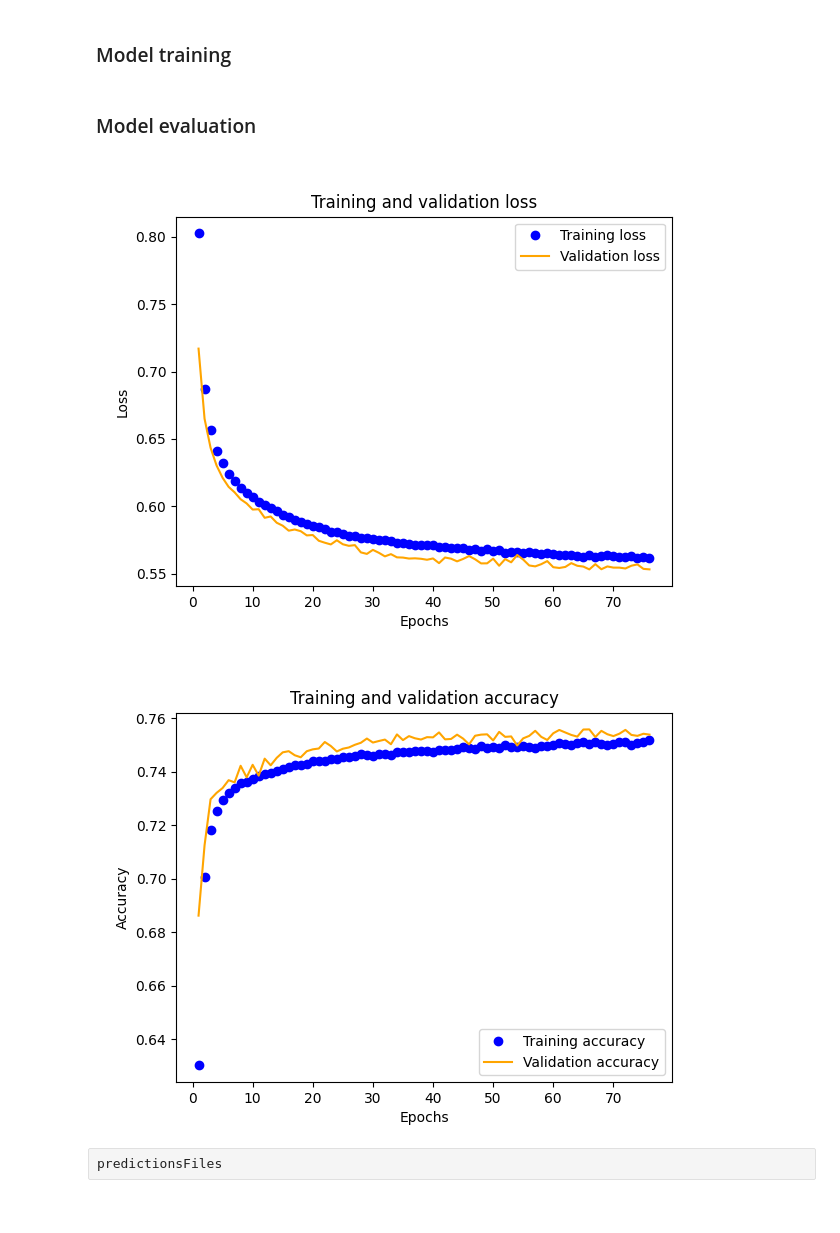
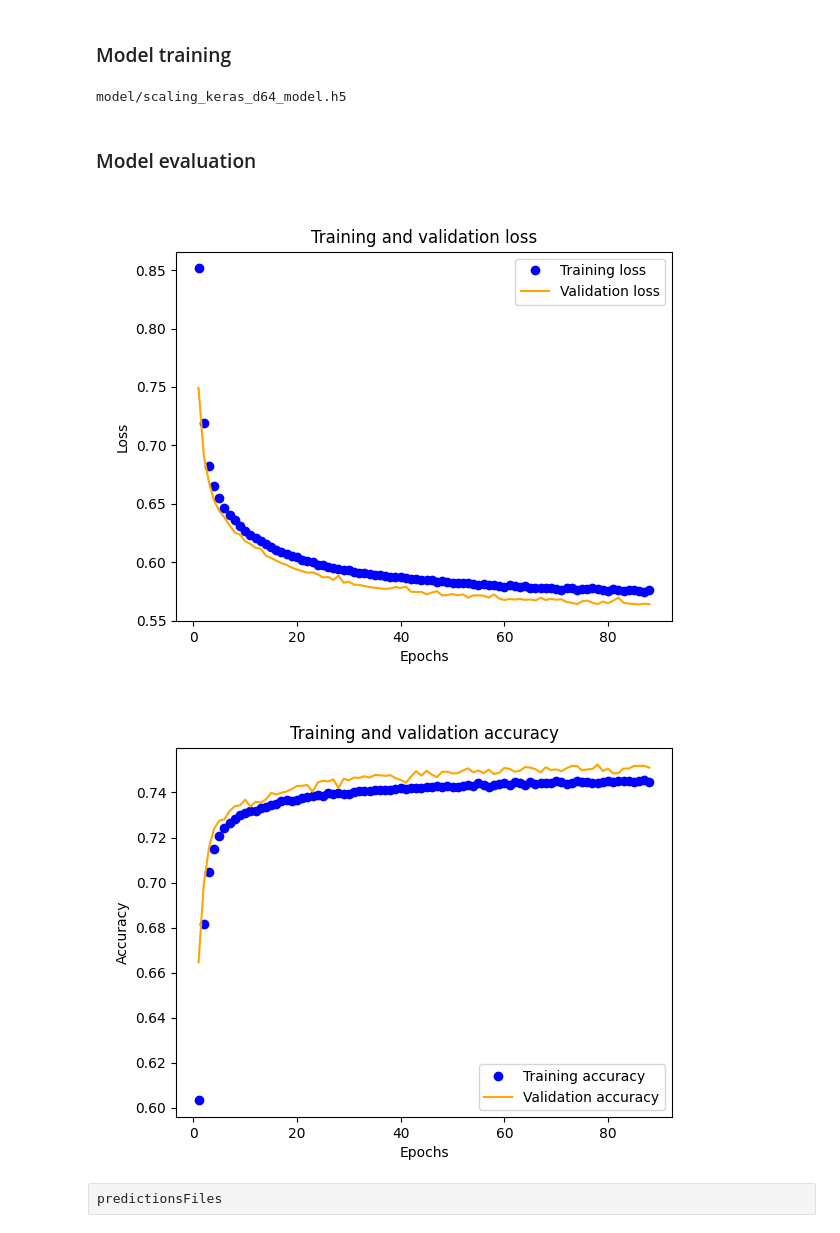
Before and after one commit to nhanvtran/directional-pixel-detectors, a Jupyter notebook: multiclassifier/SimpleNN_ylocalyprofileQkeras1.ipynb, the cells around one changed output. Drawn from its saved outputs; the diff is of its cells as text; code cells hidden in the pictures.

```diff
--- a/multiclassifier/SimpleNN_ylocalyprofileQkeras1.ipynb
+++ b/multiclassifier/SimpleNN_ylocalyprofileQkeras1.ipynb
@@ -96,13 +110,18 @@ pd.DataFrame(X_test[:5])
 # %% [markdown]
 ### Scale dataset
 # %%
+scaling = ''
+
 # Disabling scaling will simplify the hardware design
-scale = False
+scale = True
 
 if scale:
+    scaling = 'scaling_'
     scaler = StandardScaler()
     X_train = scaler.fit_transform(X_train.reshape(-1, X_train.shape[-1])).reshape(X_train.shape)
     X_test = scaler.transform(X_test.reshape(-1, X_test.shape[-1])).reshape(X_test.shape)
+else:
+    scaling = 'noscaling_'
 # %% [raw]
 _ = plt.title("X_train without outliers")
 _ = plt.boxplot(X_train, showfliers=False)
@@ -176,13 +195,17 @@ One-hot encoding
 
 ### Model definition
 # %%
-prefix = ''
+prefix = scaling + 'keras_d64_'
+
 def CreateModel(shape, nb_classes):
-    x = x_in = Input(shape)
-    x = Dense(128, name="dense1")(x)
+    x = x_in = Input(shape, name="input")
+    x = Dense(32, name="dense1")(x)
     x = keras.layers.BatchNormalization()(x)
     x = Activation("relu", name="relu1")(x)
-    x = Dense(3, name="dense2")(x)
+    x = Dense(32, name="dense2")(x)
+    #x = keras.layers.BatchNormalization()(x)
+    x = Activation("relu", name="relu2")(x)
+    x = Dense(3, name="dense3")(x)
     x = Activation("softmax", name="softmax")(x)
     model = Model(inputs=x_in, outputs=x)
     return model
@@ -220,7 +240,7 @@ _________________________________________________________________
 # %%
 train_and_save = False
 # %%
-model_file = 'model/keras_' + prefix + 'model.h5'
+model_file = 'model/' + prefix + 'model.h5'
 
 history = None
 if train_and_save:
@@ -239,10 +259,12 @@ if train_and_save:
                     verbose=0)
 
     model.save(model_file)
-
+print(model_file)
 co = {}
 utils._add_supported_quantized_objects(co)
 model = tf.keras.models.load_model(model_file, custom_objects=co)
+# %% [output]
+model/scaling_keras_d64_model.h5
 # %% [markdown]
 ### Model evaluation
 # %%
@@ -257,36 +279,36 @@ if train_and_save:
     plt.xlabel('Epochs')
     plt.ylabel('Loss')
     plt.legend()
-    plt.savefig('images/keras_' + prefix + 'loss.png')
+    plt.savefig('images/' + prefix + 'loss.png')
 else:
     from PIL import Image
 
-    img = Image.open('images/keras_' + prefix + 'loss.png')
+    img = Image.open('images/' + prefix + 'loss.png')
     display(img)
 # %% [output]
-[figure, old version]
+[figure, new version]
 # %%
 if train_and_save:
     acc = history.history['sparse_categorical_accuracy']
     val_acc = history.history['val_sparse_categorical_accuracy']
     epochs = range(1, len(acc) + 1)
     plt.plot(epochs, acc, 'bo', label='Training accuracy')
     plt.plot(epochs, val_acc, 'orange', label='Validation accuracy')
     plt.title('Training and validation accuracy')
     plt.xlabel('Epochs')
     plt.ylabel('Accuracy')
     plt.legend()
     #np.max(val_acc)
-    plt.savefig('images/keras_' + prefix + 'accuracy.png')
+    plt.savefig('images/' + prefix + 'accuracy.png')
     plt.show()
 else:
     from PIL import Image
     #from os.path import exists
 
-    img = Image.open('images/keras_' + prefix + 'accuracy.png')
+    img = Image.open('images/' + prefix + 'accuracy.png')
     display(img)
 # %% [output]
-[figure, old version]
+[figure, new version]
 # %%
 preds = model.predict(X_test)
 predictionsFiles = np.argmax(preds, axis=1)
```
Also changed, not shown: parts of 36 cells of this notebook, 43 other files.
